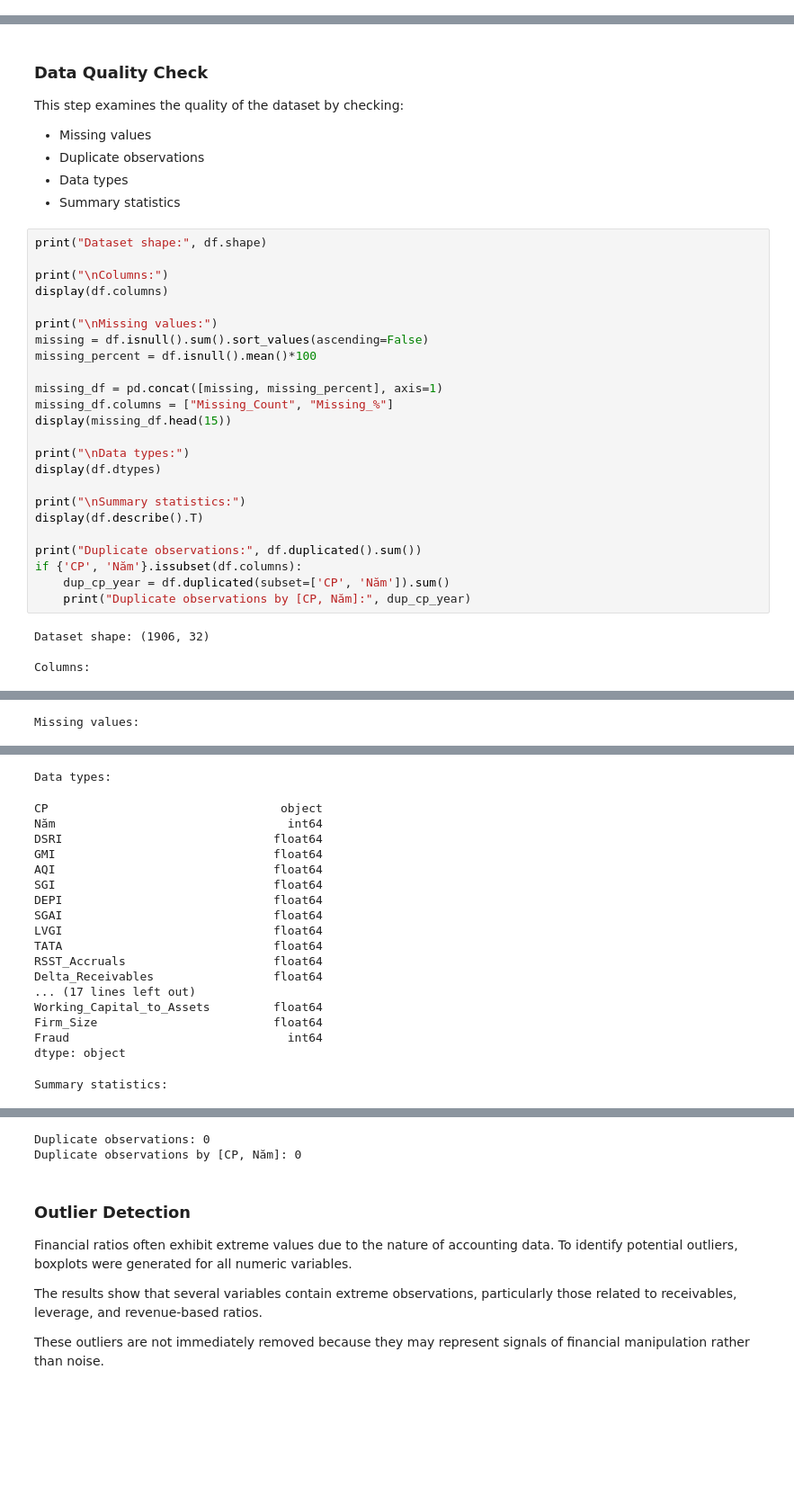
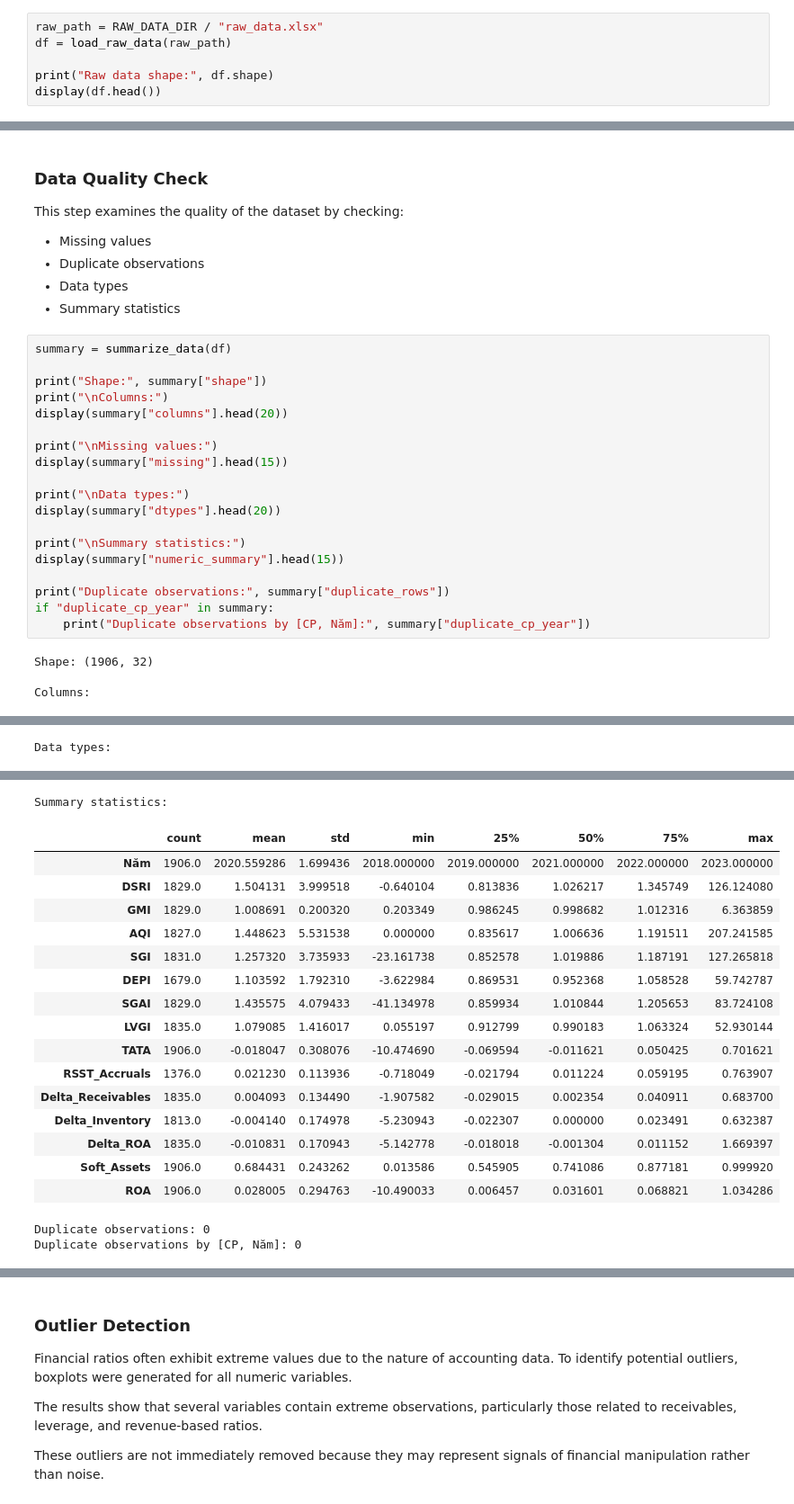
Before and after one commit to hiepvm04/Financial-Statement-Fraud-Detection-System-Using-Machine-Learning, a Jupyter notebook: notebooks/01_preprocessing.ipynb, the cells around one changed output, grey strips where cells are left out. Shown at 90% size. Drawn from its saved outputs; the diff is of its cells as text; blank space fills up the shorter version.

```diff
--- a/notebooks/01_data_preprocessing.ipynb
+++ b/notebooks/01_preprocessing.ipynb
@@ -32,0 +44,6 @@ Shape: (1906, 32)
+# %%
+raw_path = RAW_DATA_DIR / "raw_data.xlsx"
+df = load_raw_data(raw_path)
+
+print("Raw data shape:", df.shape)
+display(df.head())
@@ -40,30 +66,25 @@ This step examines the quality of the dataset by checking:
 - Data types
 - Summary statistics
 # %%
-print("Dataset shape:", df.shape)
+summary = summarize_data(df)
 
+print("Shape:", summary["shape"])
 print("\nColumns:")
-display(df.columns)
+display(summary["columns"].head(20))
 
 print("\nMissing values:")
-missing = df.isnull().sum().sort_values(ascending=False)
-missing_percent = df.isnull().mean()*100
-
-missing_df = pd.concat([missing, missing_percent], axis=1)
-missing_df.columns = ["Missing_Count", "Missing_%"]
-display(missing_df.head(15))
+display(summary["missing"].head(15))
 
 print("\nData types:")
-display(df.dtypes)
+display(summary["dtypes"].head(20))
 
 print("\nSummary statistics:")
-display(df.describe().T)
+display(summary["numeric_summary"].head(15))
 
-print("Duplicate observations:", df.duplicated().sum())
-if {'CP', 'Năm'}.issubset(df.columns):
-    dup_cp_year = df.duplicated(subset=['CP', 'Năm']).sum()
-    print("Duplicate observations by [CP, Năm]:", dup_cp_year)
+print("Duplicate observations:", summary["duplicate_rows"])
+if "duplicate_cp_year" in summary:
+    print("Duplicate observations by [CP, Năm]:", summary["duplicate_cp_year"])
 # %% [output]
-Dataset shape: (1906, 32)
+Shape: (1906, 32)
 
 Columns:
@@ -79 +125 @@ Index(['CP', 'Năm', 'DSRI', 'GMI', 'AQI', 'SGI', 'DEPI', 'SGAI', 'LVGI',
-Missing values:
+Data types:
@@ -96,19 +143,19 @@ Missing values:
-Data types:
+Summary statistics:
+|  | count | mean | std | min | 25% | 50% | 75% | max |
+| Năm | 1906.0 | 2020.559286 | 1.699436 | 2018.000000 | 2019.000000 | 2021.000000 | 2022.000000 | 2023.000000 |
+| DSRI | 1829.0 | 1.504131 | 3.999518 | -0.640104 | 0.813836 | 1.026217 | 1.345749 | 126.124080 |
+| GMI | 1829.0 | 1.008691 | 0.200320 | 0.203349 | 0.986245 | 0.998682 | 1.012316 | 6.363859 |
+| AQI | 1827.0 | 1.448623 | 5.531538 | 0.000000 | 0.835617 | 1.006636 | 1.191511 | 207.241585 |
+| SGI | 1831.0 | 1.257320 | 3.735933 | -23.161738 | 0.852578 | 1.019886 | 1.187191 | 127.265818 |
+| DEPI | 1679.0 | 1.103592 | 1.792310 | -3.622984 | 0.869531 | 0.952368 | 1.058528 | 59.742787 |
+| SGAI | 1829.0 | 1.435575 | 4.079433 | -41.134978 | 0.859934 | 1.010844 | 1.205653 | 83.724108 |
+| LVGI | 1835.0 | 1.079085 | 1.416017 | 0.055197 | 0.912799 | 0.990183 | 1.063324 | 52.930144 |
+| TATA | 1906.0 | -0.018047 | 0.308076 | -10.474690 | -0.069594 | -0.011621 | 0.050425 | 0.701621 |
+| RSST_Accruals | 1376.0 | 0.021230 | 0.113936 | -0.718049 | -0.021794 | 0.011224 | 0.059195 | 0.763907 |
+| Delta_Receivables | 1835.0 | 0.004093 | 0.134490 | -1.907582 | -0.029015 | 0.002354 | 0.040911 | 0.683700 |
+| Delta_Inventory | 1813.0 | -0.004140 | 0.174978 | -5.230943 | -0.022307 | 0.000000 | 0.023491 | 0.632387 |
+| Delta_ROA | 1835.0 | -0.010831 | 0.170943 | -5.142778 | -0.018018 | -0.001304 | 0.011152 | 1.669397 |
+| Soft_Assets | 1906.0 | 0.684431 | 0.243262 | 0.013586 | 0.545905 | 0.741086 | 0.877181 | 0.999920 |
+| ROA | 1906.0 | 0.028005 | 0.294763 | -10.490033 | 0.006457 | 0.031601 | 0.068821 | 1.034286 |
-CP                                 object
-Năm                                 int64
-DSRI                              float64
-GMI                               float64
-AQI                               float64
-SGI                               float64
-DEPI                              float64
-SGAI                              float64
-LVGI                              float64
-TATA                              float64
-RSST_Accruals                     float64
-Delta_Receivables                 float64
-... (17 lines left out)
-Working_Capital_to_Assets         float64
-Firm_Size                         float64
-Fraud                               int64
-dtype: object
+Duplicate observations: 0
+Duplicate observations by [CP, Năm]: 0
-Summary statistics:
@@ -132,5 +162,3 @@ Summary statistics:
-Duplicate observations: 0
-Duplicate observations by [CP, Năm]: 0
 # %% [markdown]
 ### Outlier Detection
 
```
Also changed, not shown: parts of 14 cells of this notebook, 34 other files.
